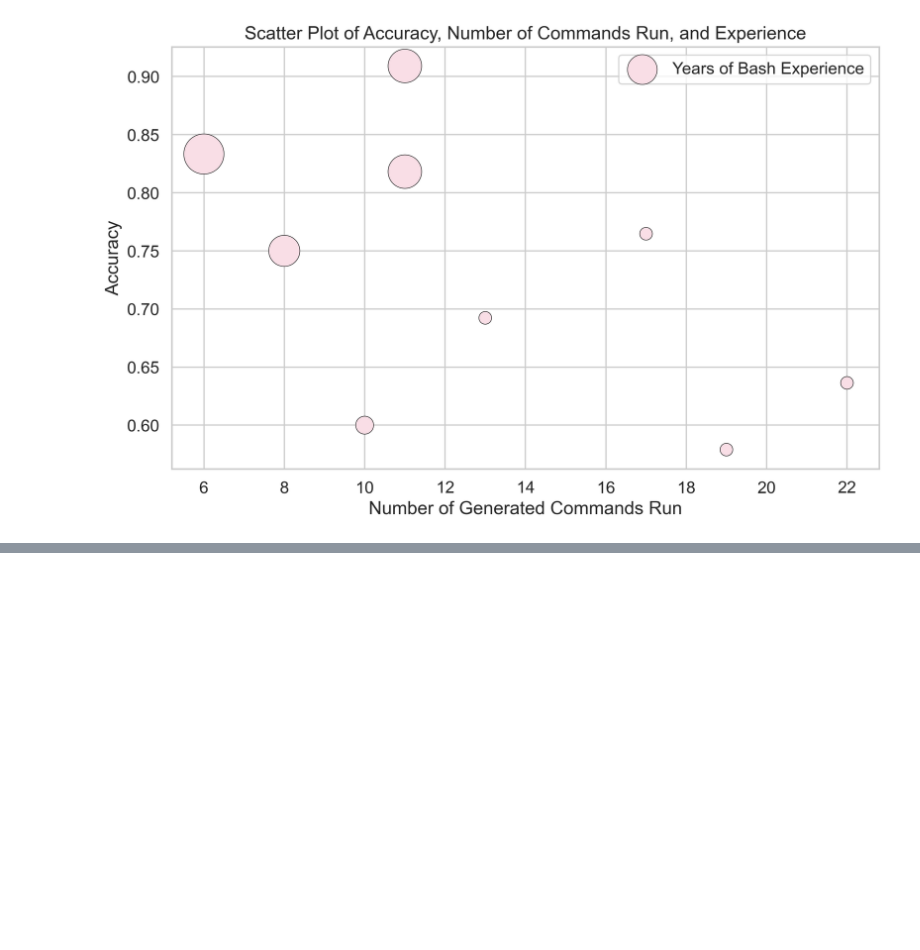
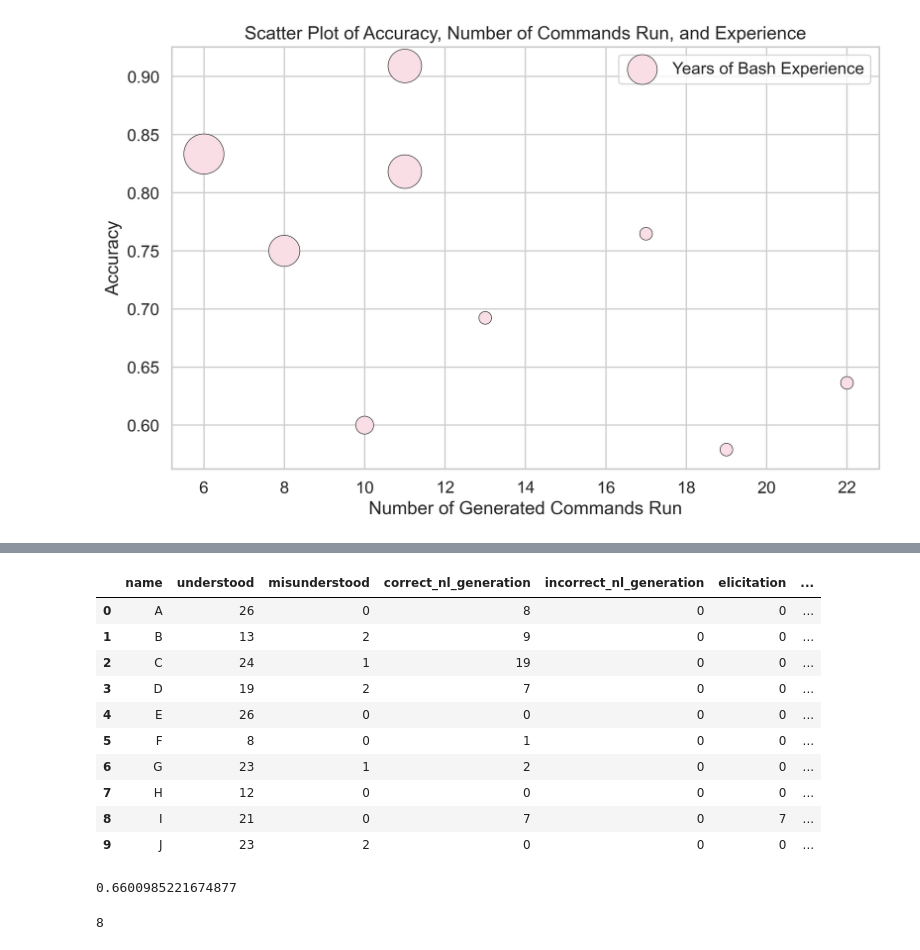
Before and after one commit to nedimazar/thesisPublic, a Jupyter notebook: src/userStudy/Usage Analysis.ipynb, the cells around one changed output, grey strips where cells are left out. Cells and saved outputs as stored; diff of their text form; code cells hidden in the pictures; blank space fills up the shorter version.

Commit message:
added more annotations and statistical significance testing

```diff
--- a/src/userStudy/Usage Analysis.ipynb
+++ b/src/userStudy/Usage Analysis.ipynb
@@ -353,3 +361,9 @@ plt.savefig('/Users/nazar/Desktop/transparent_plot.png', transparent=True)
 plt.show()
 # %% [output]
 [figure]
+# %%
+more = pd.read_csv('more_annotations.csv')
+more['understanding_accuracy'] = more.understood / (more.understood + more.misunderstood)
+more['nl_accuracy'] = more.correct_nl_generation / (more.correct_nl_generation + more.incorrect_nl_generation)
+more['elicitation_accuracy'] = more.elicitation / (more.elicitation + more.failed_elicitation)
+more['explanation_accuracy'] = more.explanation / (more.explanation + more.bad_explanation)
@@ -355,0 +382,22 @@ plt.show()
+# %%
+more
+# %% [output]
+|  | name | understood | misunderstood | correct_nl_generation | incorrect_nl_generation | elicitation | ... |
+| 0 | A | 26 | 0 | 8 | 0 | 0 | ... |
+| 1 | B | 13 | 2 | 9 | 0 | 0 | ... |
+| 2 | C | 24 | 1 | 19 | 0 | 0 | ... |
+| 3 | D | 19 | 2 | 7 | 0 | 0 | ... |
+| 4 | E | 26 | 0 | 0 | 0 | 0 | ... |
+| 5 | F | 8 | 0 | 1 | 0 | 0 | ... |
+| 6 | G | 23 | 1 | 2 | 0 | 0 | ... |
+| 7 | H | 12 | 0 | 0 | 0 | 0 | ... |
+| 8 | I | 21 | 0 | 7 | 0 | 7 | ... |
+| 9 | J | 23 | 2 | 0 | 0 | 0 | ... |
+# %%
+(dfall.correct.sum()  + more.correct_nl_generation.sum() - more.misunderstood.sum() )/ dfall.invoked.sum()
+# %% [output]
+0.6600985221674877
+# %%
+more.misunderstood.sum()
+# %% [output]
+8
```
Also changed, not shown: parts of 2 cells of this notebook, 3 other files.
